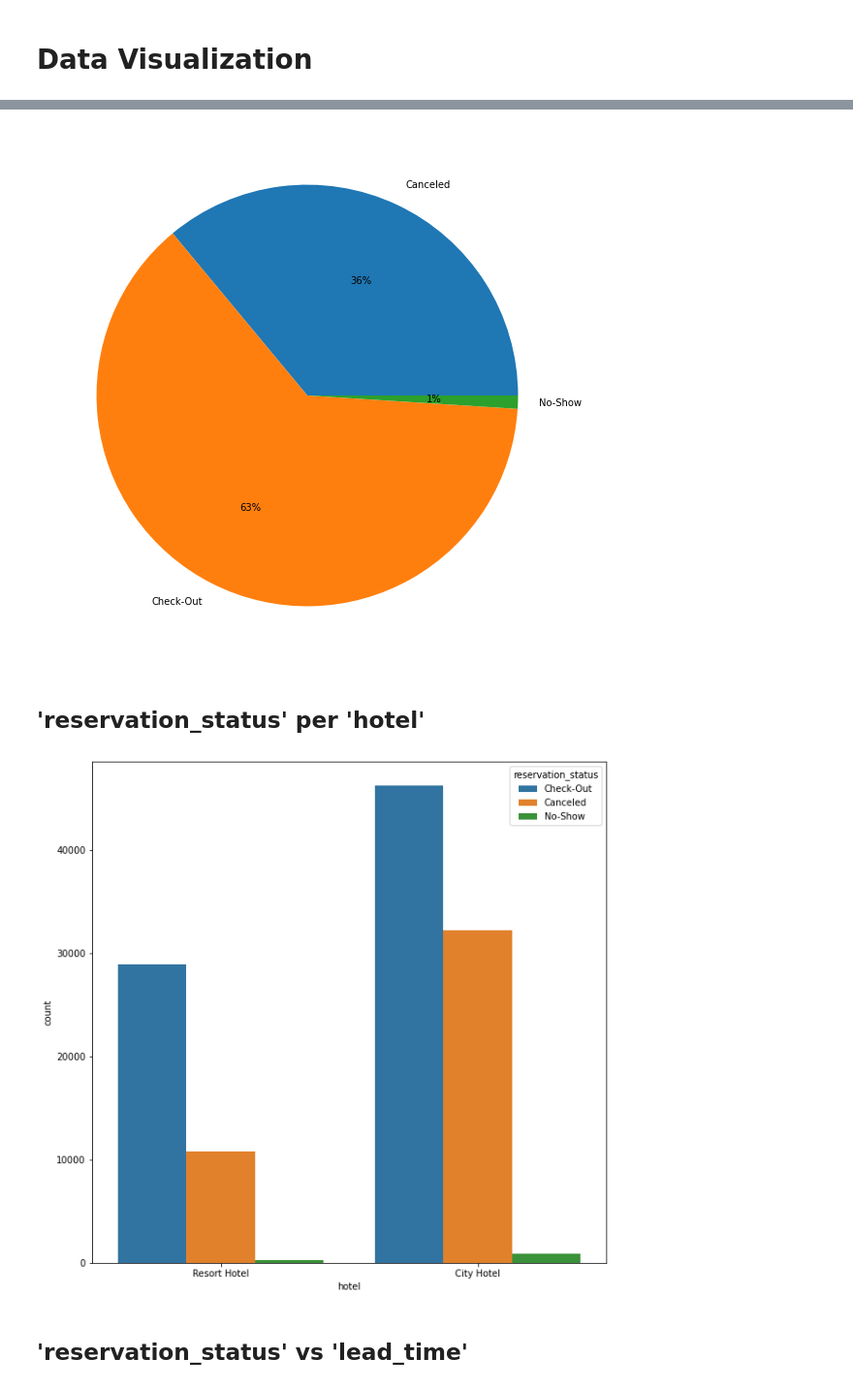
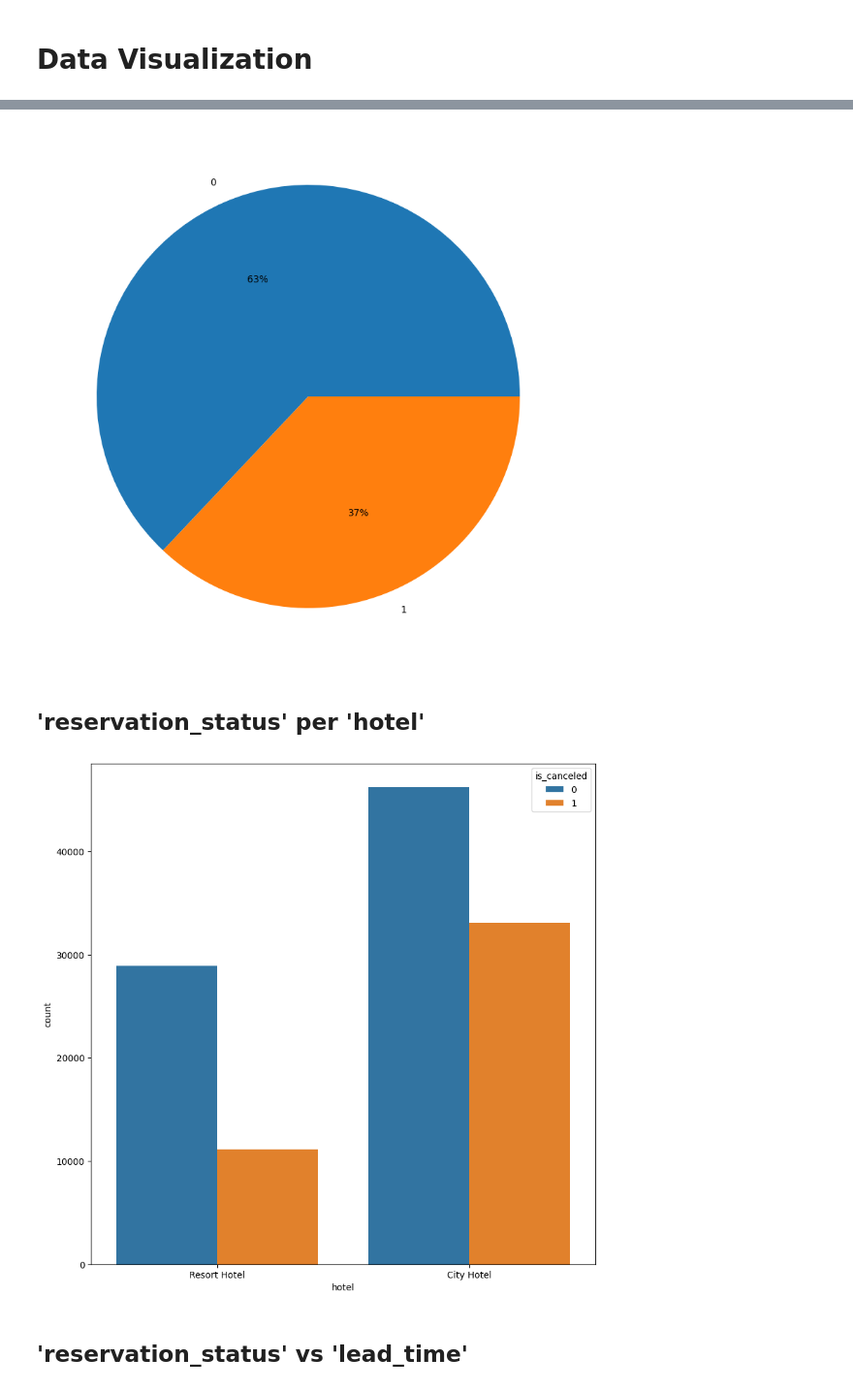
Before and after one commit to ajaivasudeve/jupyter_notebooks, a Jupyter notebook: hotel_booking/hotel_booking.ipynb, the cells around one changed output, grey strips where cells are left out. Shown at 97% size. Cells and saved outputs as stored; diff of their text form; code cells hidden in the pictures.

```diff
--- a/hotel_booking/hotel_booking.ipynb
+++ b/hotel_booking/hotel_booking.ipynb
@@ -43,5 +43,5 @@ memory usage: 32.8+ MB
 # %%
-clean_data = full_data.drop(['name', 'email', 'phone-number', 'credit_card', 'is_canceled', 'arrival_date_week_number', 'reservation_status_date', 'company'], axis=1)
+clean_data = full_data.drop(['name', 'email', 'phone-number', 'credit_card', 'arrival_date_week_number', 'reservation_status_date','reservation_status', 'company'], axis=1)
 # %% [markdown]
 ### Check for NaN values
 # %%
@@ -158,19 +176,19 @@ import seaborn as sns
 # %%
 plt.figure(figsize=(10,10))
-res_st_data = [sum(clean_data['reservation_status'] == 'Canceled'), sum(clean_data['reservation_status'] == 'Check-Out'), sum(clean_data['reservation_status'] == 'No-Show')]
-res_label = ['Canceled', 'Check-Out', 'No-Show']
+res_st_data = clean_data['is_canceled'].value_counts().values
+res_label = clean_data['is_canceled'].value_counts().index
 plt.pie(res_st_data, labels=res_label, autopct='%1.0f%%')
 plt.show()
 # %% [output]
-[figure, old version]
+[figure, new version]
 # %% [markdown]
 ## 'reservation_status' per 'hotel'
 # %%
 plt.figure(figsize=(10,10))
-sns.countplot(x = clean_data['hotel'], hue=clean_data['reservation_status'])
+sns.countplot(x = clean_data['hotel'], hue=clean_data['is_canceled'])
 plt.show()
 # %% [output]
-[figure, old version]
+[figure, new version]
 # %% [markdown]
 ## 'reservation_status' vs 'lead_time'
 # %%
```
Also changed, not shown: parts of 63 cells of this notebook.
